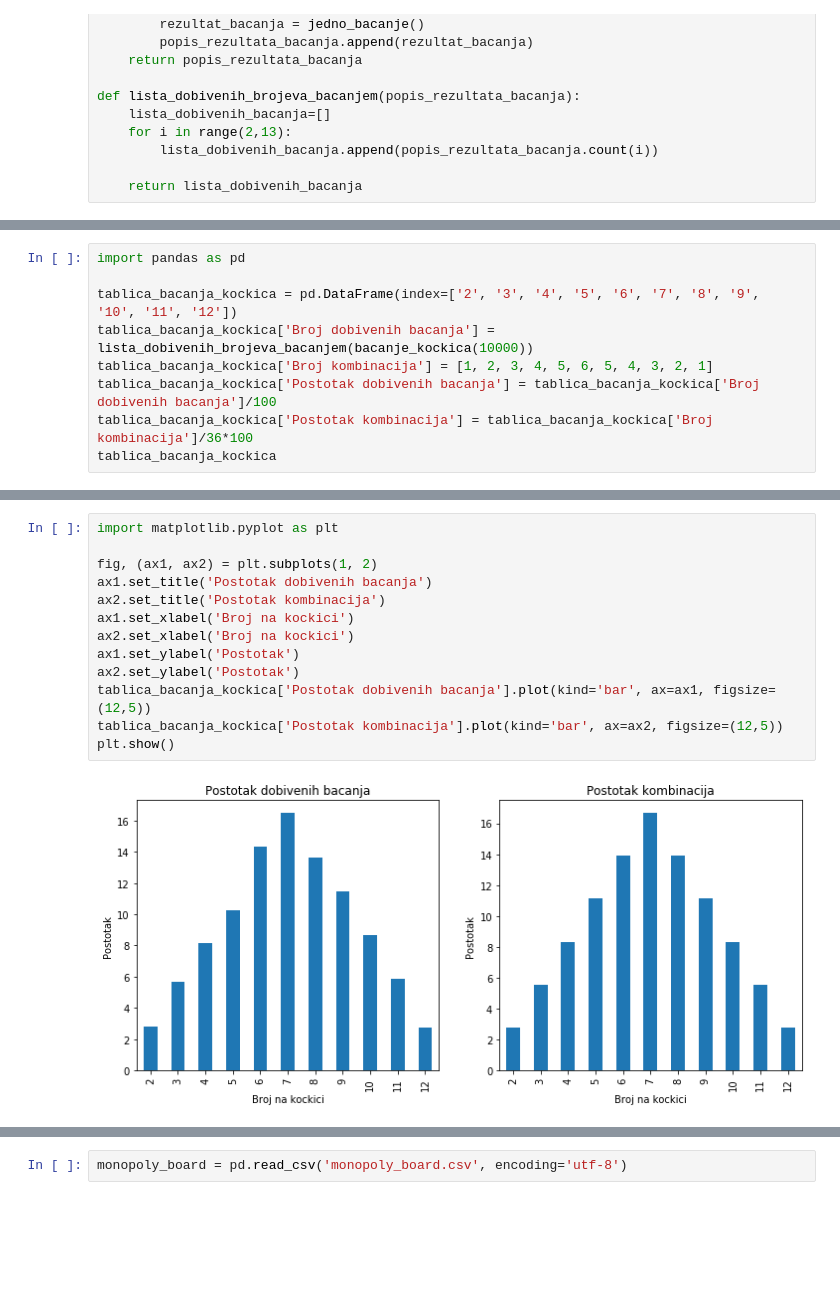
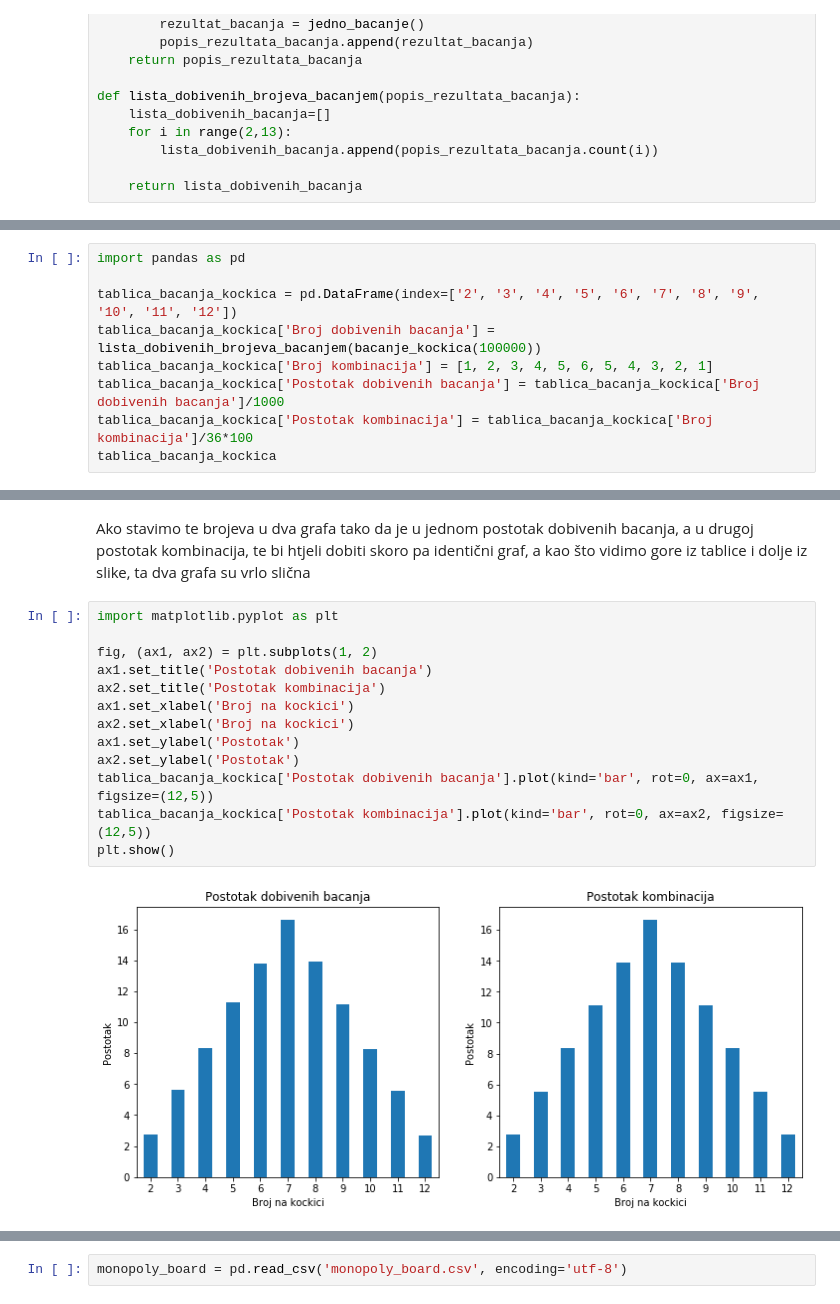
Before and after one commit to BinetCauchy/monopoly, a Jupyter notebook: Monopoly.ipynb, the cells around one changed output, grey strips where cells are left out. Cells and saved outputs as stored; diff of their text form; blank space fills up the shorter version.

```diff
--- a/Monopoly.ipynb
+++ b/Monopoly.ipynb
@@ -23,9 +35,9 @@ def lista_dobivenih_brojeva_bacanjem(popis_rezultata_bacanja):
 import pandas as pd
 
 tablica_bacanja_kockica = pd.DataFrame(index=['2', '3', '4', '5', '6', '7', '8', '9', '10', '11', '12'])
-tablica_bacanja_kockica['Broj dobivenih bacanja'] = lista_dobivenih_brojeva_bacanjem(bacanje_kockica(10000))
+tablica_bacanja_kockica['Broj dobivenih bacanja'] = lista_dobivenih_brojeva_bacanjem(bacanje_kockica(100000))
 tablica_bacanja_kockica['Broj kombinacija'] = [1, 2, 3, 4, 5, 6, 5, 4, 3, 2, 1]
-tablica_bacanja_kockica['Postotak dobivenih bacanja'] = tablica_bacanja_kockica['Broj dobivenih bacanja']/100
+tablica_bacanja_kockica['Postotak dobivenih bacanja'] = tablica_bacanja_kockica['Broj dobivenih bacanja']/1000
 tablica_bacanja_kockica['Postotak kombinacija'] = tablica_bacanja_kockica['Broj kombinacija']/36*100
 tablica_bacanja_kockica
 # %% [output]
@@ -44,15 +56,17 @@ tablica_bacanja_kockica
+# %% [markdown]
+Ako stavimo te brojeva u dva grafa tako da je u jednom postotak dobivenih bacanja, a u drugoj postotak kombinacija, te bi htjeli dobiti skoro pa identični graf, a kao što vidimo gore iz tablice i dolje iz slike, ta dva grafa su vrlo slična
 # %%
 import matplotlib.pyplot as plt
 
 fig, (ax1, ax2) = plt.subplots(1, 2)
 ax1.set_title('Postotak dobivenih bacanja')
 ax2.set_title('Postotak kombinacija')
 ax1.set_xlabel('Broj na kockici')
 ax2.set_xlabel('Broj na kockici')
 ax1.set_ylabel('Postotak')
 ax2.set_ylabel('Postotak')
-tablica_bacanja_kockica['Postotak dobivenih bacanja'].plot(kind='bar', ax=ax1, figsize=(12,5))
-tablica_bacanja_kockica['Postotak kombinacija'].plot(kind='bar', ax=ax2, figsize=(12,5))
+tablica_bacanja_kockica['Postotak dobivenih bacanja'].plot(kind='bar', rot=0, ax=ax1, figsize=(12,5))
+tablica_bacanja_kockica['Postotak kombinacija'].plot(kind='bar', rot=0, ax=ax2, figsize=(12,5))
 plt.show()
 # %% [output]
-[figure, old version]
+[figure, new version]
```
Also changed, not shown: parts of 25 cells of this notebook, 1 other file.
